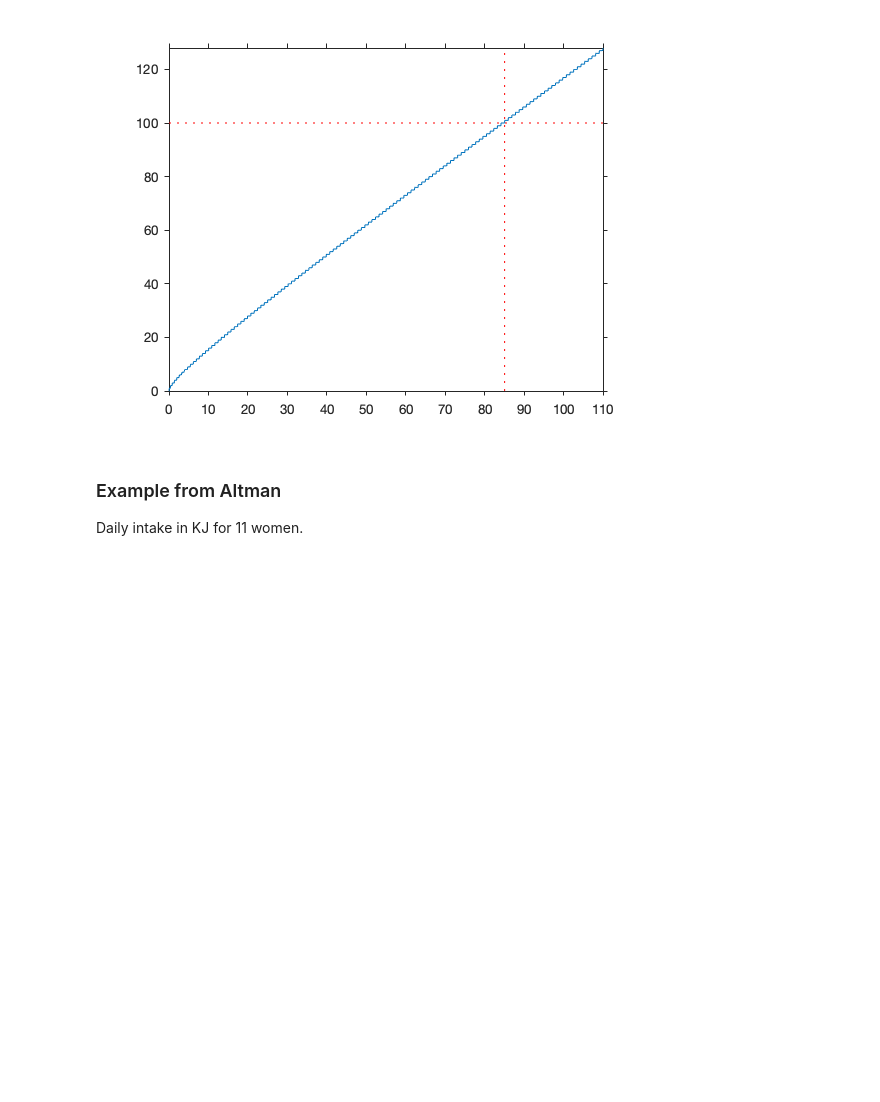
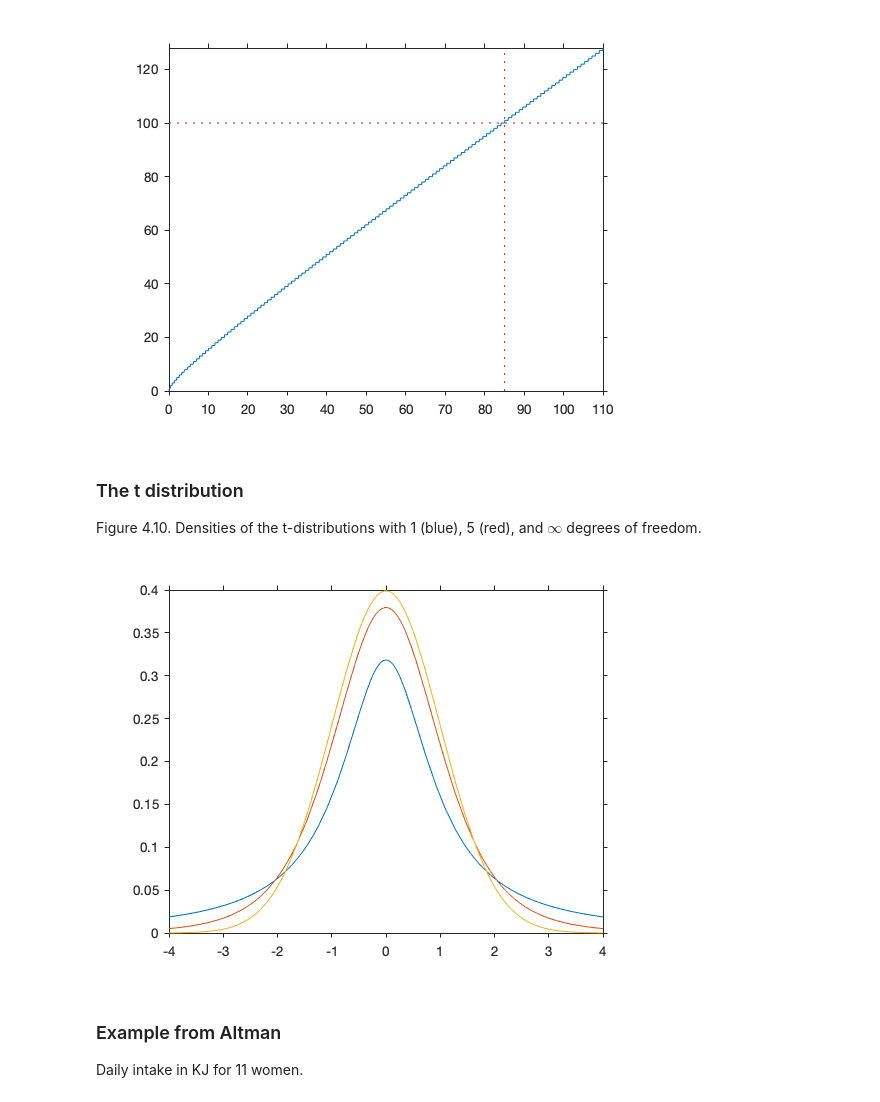
Before and after one commit to StaThin/statmat, a Jupyter notebook: jupyter/Chapter 4.ipynb, the cells around one changed output. Cells and saved outputs as stored; diff of their text form; code cells hidden in the pictures; blank space fills up the shorter version.

```diff
--- a/jupyter/Chapter 4.ipynb
+++ b/jupyter/Chapter 4.ipynb
@@ -180,6 +180,17 @@ hline(100)
 vline(85.0571)
 # %% [output]
 [figure]
+# %% [markdown]
+### The t distribution
+
+Figure 4.10. Densities of the t-distributions with 1 (blue), 5 (red), and $\infty$ degrees
+of freedom.
+# %%
+fplot(@(x) tpdf(x, 1), [-4, 4]); hold on
+fplot(@(x) tpdf(x, 5), [-4, 4]);
+fplot(@(x) normpdf(x), [-4, 4]); hold off
+# %% [output]
+[figure, added]
 # %% [markdown]
 ### Example from Altman
 Daily intake in KJ for 11 women.
```
Also changed, not shown: parts of 17 cells of this notebook.
